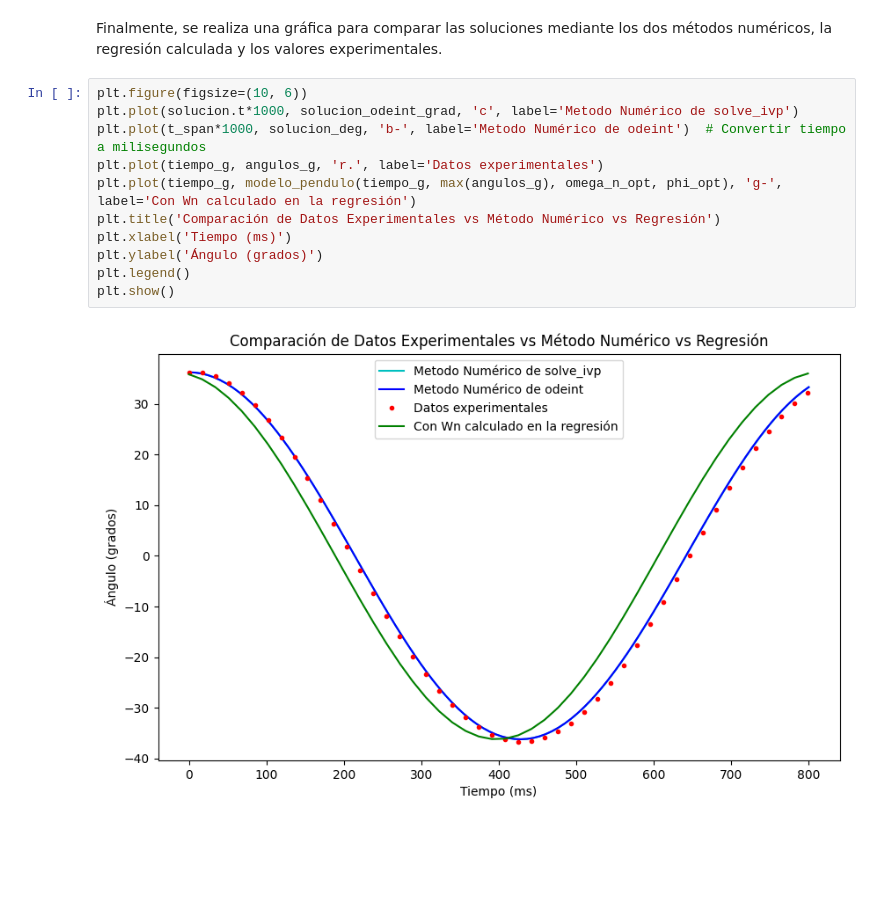
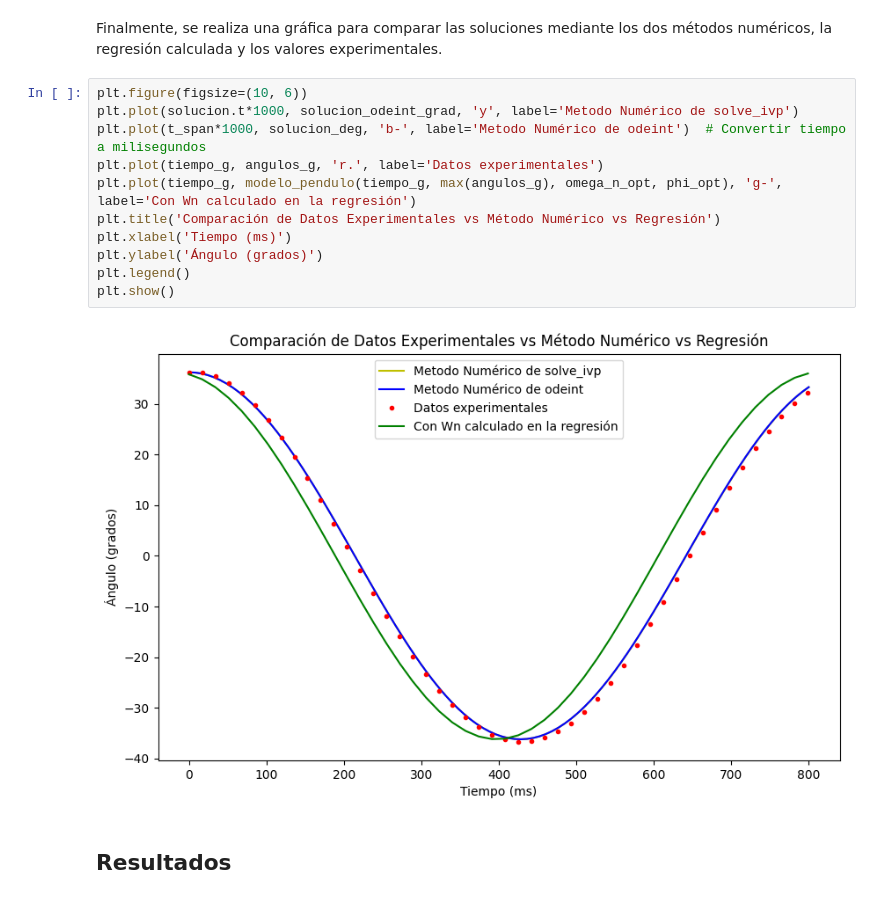
Before and after one commit to JuanMcd/ProgIngenieria_Pendulo, a Jupyter notebook: Labor_pendulo.ipynb, the cells around one changed output. Cells and saved outputs as stored; diff of their text form; blank space fills up the shorter version.

Commit message:
Resultados de la labor

```diff
--- a/Labor_pendulo.ipynb
+++ b/Labor_pendulo.ipynb
@@ -209,14 +203,16 @@ plt.show()
 Finalmente, se realiza una gráfica para comparar las soluciones mediante los dos métodos numéricos, la regresión calculada y los valores experimentales.
 # %%
 plt.figure(figsize=(10, 6))
-plt.plot(solucion.t*1000, solucion_odeint_grad, 'c', label='Metodo Numérico de solve_ivp')
+plt.plot(solucion.t*1000, solucion_odeint_grad, 'y', label='Metodo Numérico de solve_ivp')
 plt.plot(t_span*1000, solucion_deg, 'b-', label='Metodo Numérico de odeint')  # Convertir tiempo a milisegundos
 plt.plot(tiempo_g, angulos_g, 'r.', label='Datos experimentales')
 plt.plot(tiempo_g, modelo_pendulo(tiempo_g, max(angulos_g), omega_n_opt, phi_opt), 'g-', label='Con Wn calculado en la regresión')
 plt.title('Comparación de Datos Experimentales vs Método Numérico vs Regresión')
 plt.xlabel('Tiempo (ms)')
 plt.ylabel('Ángulo (grados)')
 plt.legend()
 plt.show()
 # %% [output]
-[figure, old version]
+[figure, new version]
+# %% [markdown]
+## **Resultados**
```
Also changed, not shown: parts of 5 cells of this notebook.
